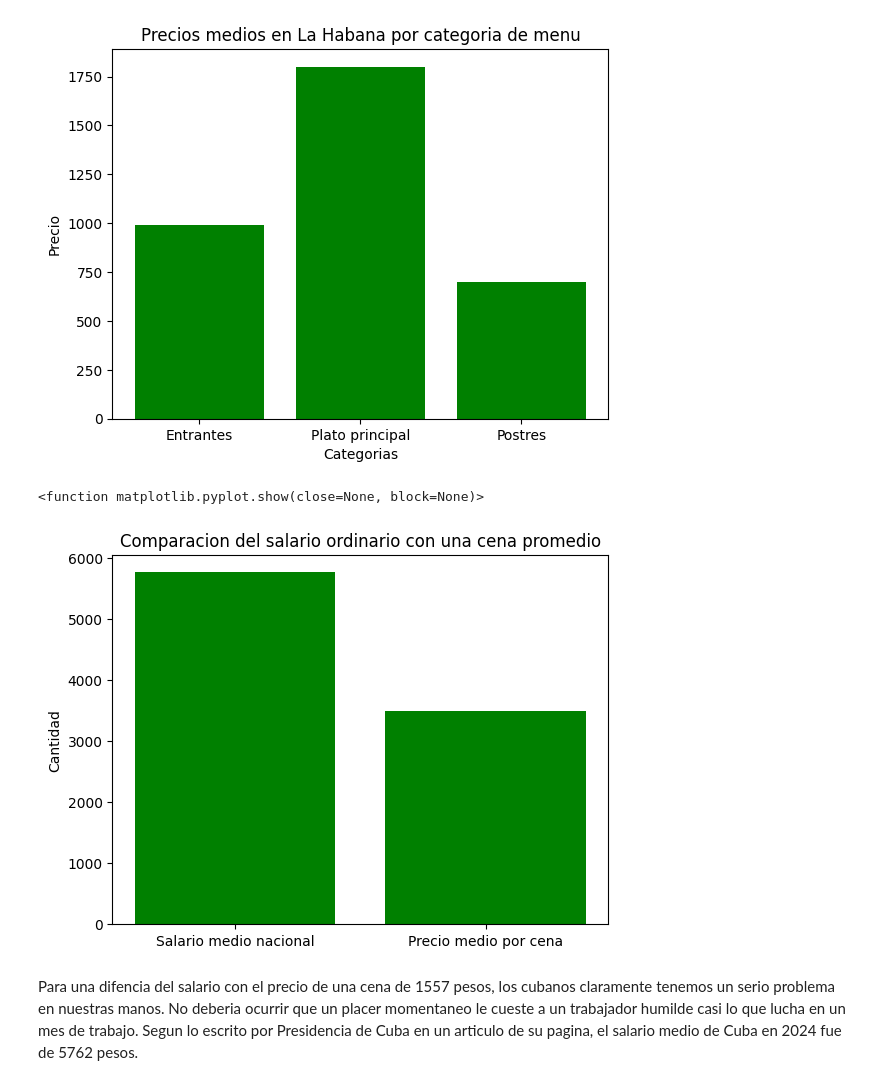
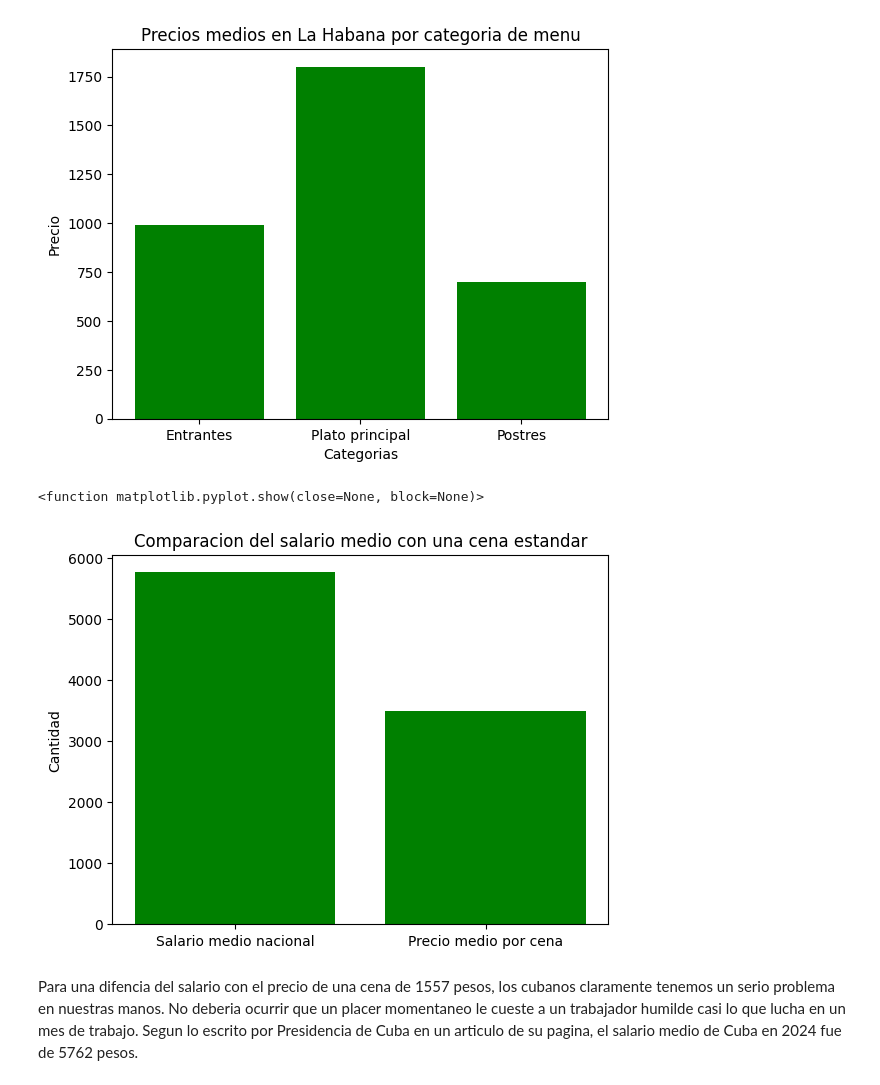
Before and after one commit to cesa-lang/Proyecto-ICD-1er-semestre, a Jupyter notebook: Analisis de Pro-ICD.ipynb, the cells around one changed output. Saved outputs shown, nothing was run; the diff lists cells and outputs as text; code cells hidden in the pictures.

```diff
--- a/Analisis de Pro-ICD.ipynb
+++ b/Analisis de Pro-ICD.ipynb
@@ -111,9 +110,9 @@ for c in info_list:
             continue
         dessert_prices.append(f)
 
-starts_m = st.median(starters_prices)
-main_m = st.median(main_prices)
-desserts_m = st.median(dessert_prices)
+starts_m = ml.median_calculus(starters_prices)
+main_m = ml.median_calculus(main_prices)
+desserts_m = ml.median_calculus(dessert_prices)
 
 xaxis = ["Entrantes","Plato principal","Postres"]
 yaxis = [starts_m,main_m,desserts_m]
@@ -129,16 +128,16 @@ plt.show
 # %%
 mean_cost_per_dinner = sum(yaxis)
 mean_national_salary = 5762
 xaxis1 = ["Salario medio nacional","Precio medio por cena"]
 yaxis1 = [mean_national_salary,mean_cost_per_dinner]
 
 plt.bar(xaxis1,yaxis1,color="green")
-plt.title("Comparacion del salario ordinario con una cena promedio")
+plt.title("Comparacion del salario medio con una cena estandar")
 plt.ylabel("Cantidad")
 plt.show
 # %% [output]
 <function matplotlib.pyplot.show(close=None, block=None)>
-[figure, old version]
+[figure, new version]
 # %% [markdown]
 Para una difencia del salario con el precio de una cena de 1557 pesos, los cubanos claramente tenemos un serio problema en nuestras manos. No deberia ocurrir que un placer momentaneo le cueste a un trabajador humilde casi lo que lucha en un mes de trabajo. Segun lo escrito por Presidencia de Cuba en un articulo de su pagina, el salario medio de Cuba en 2024 fue de 5762 pesos.
 # %% [markdown]
```
Also changed, not shown: parts of 13 cells of this notebook.
